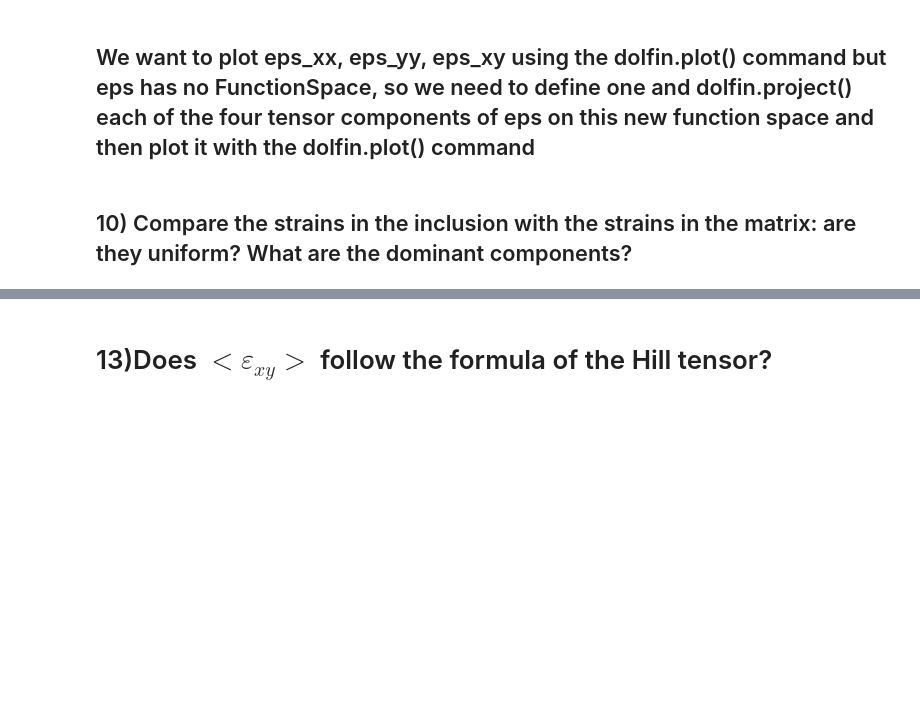
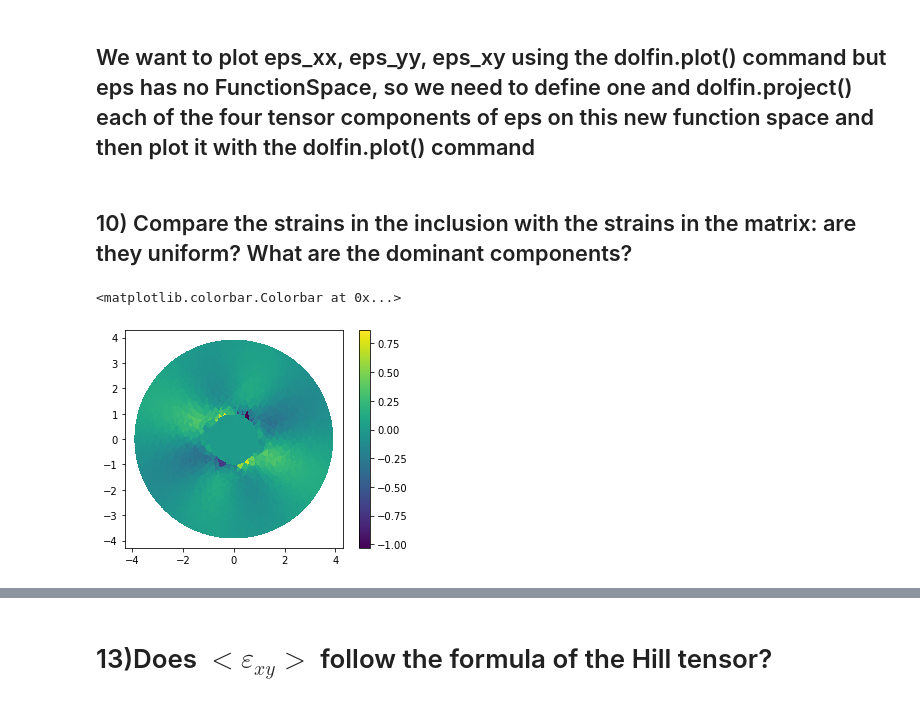
Before and after one commit to a-latyshev/Fenics_AMMS_2021, a Jupyter notebook: TP1/03-Eshelby_inhomogeneity.ipynb, the cells around one changed output, grey strips where cells are left out. Drawn from its saved outputs; the diff is of its cells as text; code cells hidden in the pictures; blank space fills up the shorter version.

```diff
--- a/TP1/03-Eshelby_inhomogeneity.ipynb
+++ b/TP1/03-Eshelby_inhomogeneity.ipynb
@@ -218,3 +241,17 @@ eps = dolfin.sym(dolfin.grad(usol))
 ## We want to plot eps_xx, eps_yy, eps_xy using the dolfin.plot() command but eps has no FunctionSpace, so we need to define one and dolfin.project() each of the four tensor components of eps on this new function space and then plot it with the dolfin.plot() command
 # %% [markdown]
 ## 10) Compare the strains in the inclusion with the strains in the matrix: are they uniform? What are the dominant components?
+# %%
+V1 = dolfin.FunctionSpace(mesh, 'DG', 0)
+
+V2 = dolfin.VectorFunctionSpace(mesh, 'DG', 0, dim=3)
+eps_v = dolfin.project(dolfin.as_vector([eps[0,0], eps[0,1], eps[1,1]]), V2)
+
+ET = dolfin.TensorElement('DG', cell=dolfin.triangle, degree=0, shape=(2,2))
+T = dolfin.FunctionSpace(mesh, ET)
+fe_eps = dolfin.project(eps, T)
+
+plt.colorbar(dolfin.plot(dolfin.project(eps[0,0], V1)))
+# %% [output]
+<matplotlib.colorbar.Colorbar at 0x...>
+[figure, added]
```
Also changed, not shown: parts of 40 cells of this notebook, 2 other files.
